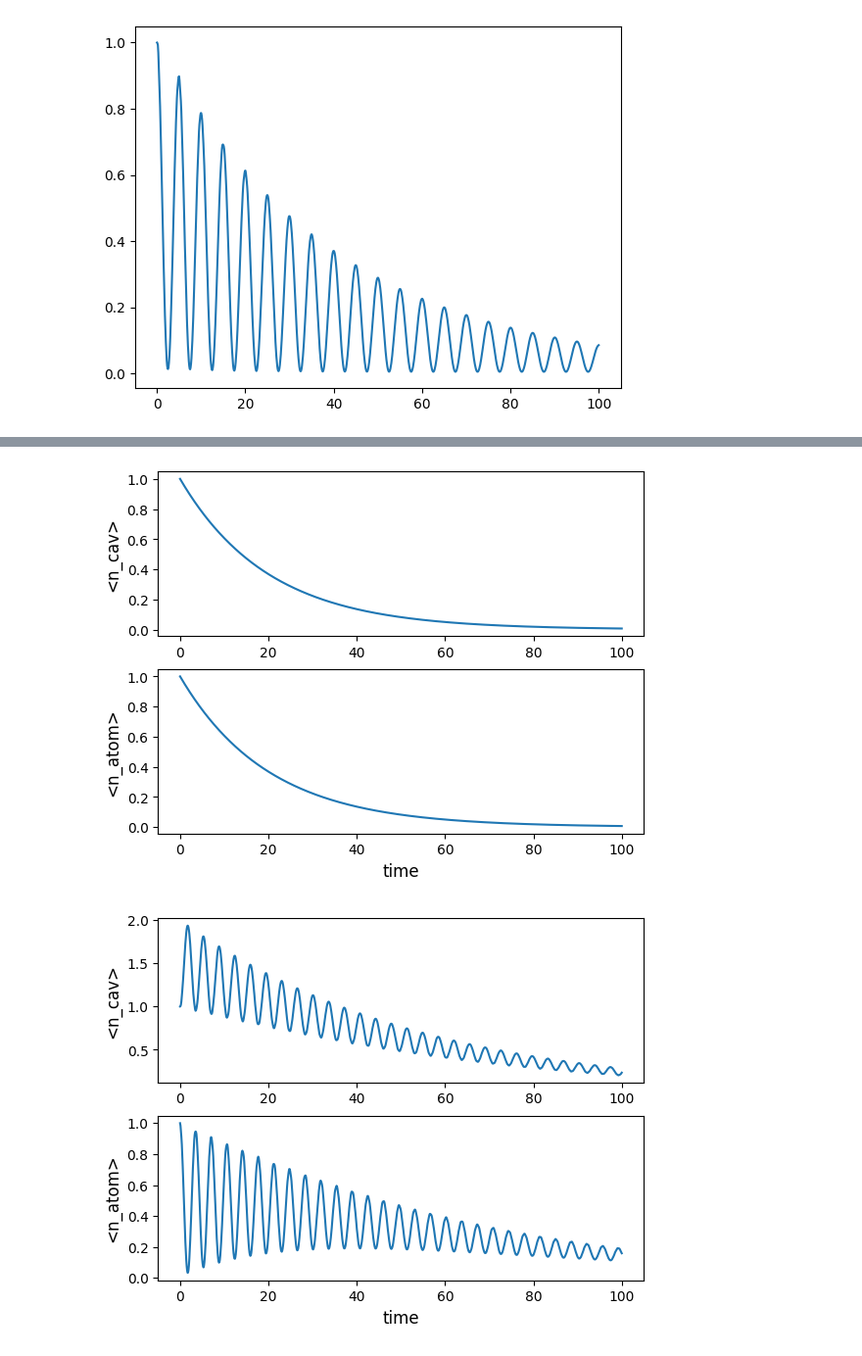
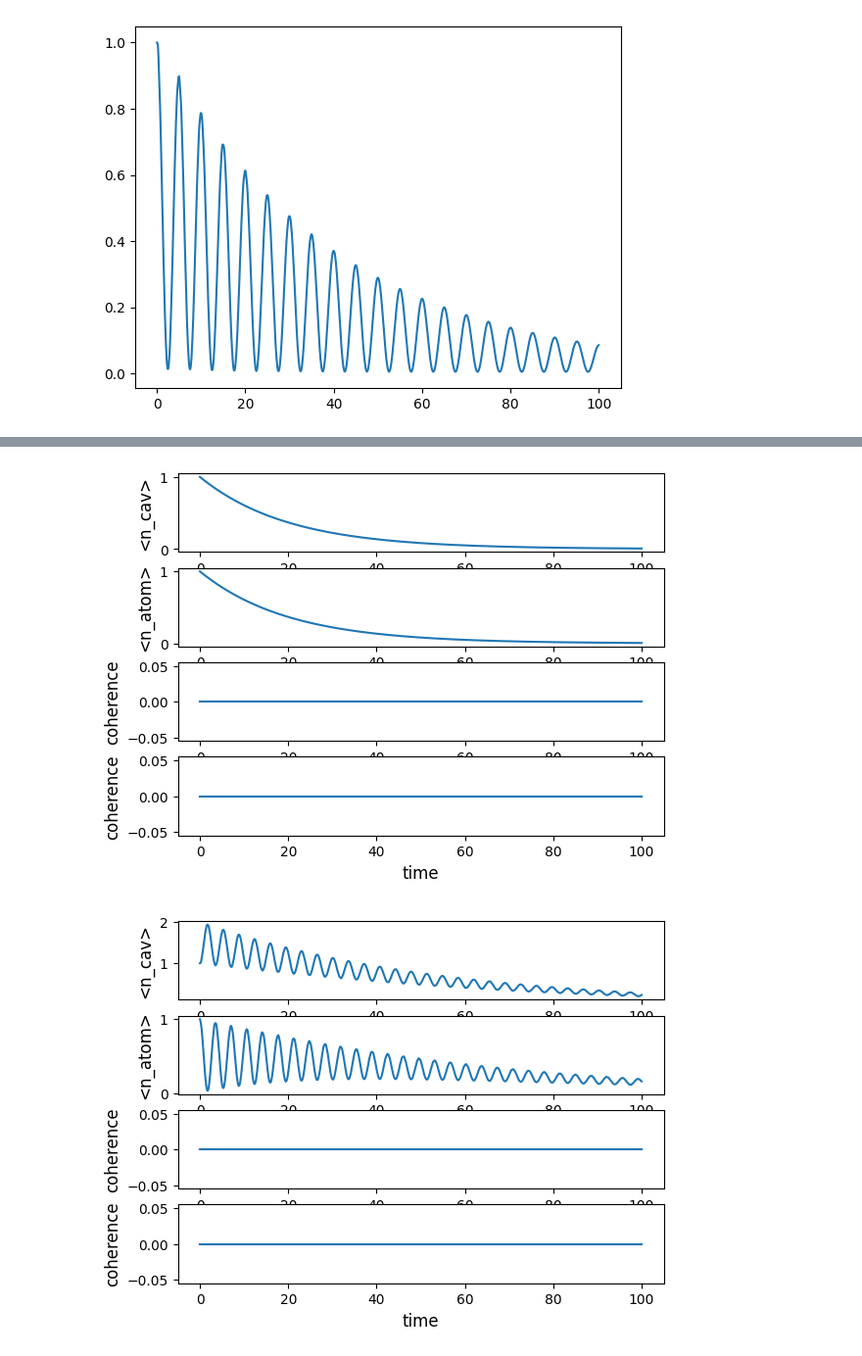
Before and after one commit to sophia13242/Dissipative-Atom-Cavity, a Jupyter notebook: firstIdeas.ipynb, the cells around one changed output, grey strips where cells are left out. Shown at 98% size. Cells and saved outputs as stored; diff of their text form; code cells hidden in the pictures.

Commit message:
some tries for coherence

```diff
--- a/firstIdeas.ipynb
+++ b/firstIdeas.ipynb
@@ -17,13 +17,14 @@ w0 = 1.0 * 2 * np.pi
 g = 0.1 * 2 * np.pi # weak couling
 kappa = 0.05
 gamma = 0.05
+beta = 0.05
 
 
 # operators
 a = tensor(destroy(N), identity(2)) #a.dag()
 sm = tensor(identity(N), destroy(2))
 c_ops = [np.sqrt(kappa) * a] #collapse operators
-e_ops = [a.dag() * a, sm.dag() * sm] #expectation values
+e_ops = [a.dag() * a, sm.dag() * sm, sm.dag() + sm, -1j*(sm.dag() - sm)] #expectation values
 
 #Hamiltonian
 H = w0*a.dag()*a + w0*sm.dag()*sm + g*(a.dag() + a)*(sm + sm.dag())
@@ -78,26 +79,26 @@ times = np.linspace(0, 10 * 2 * np.pi / g, 1000)
 result = mesolve(H_0, psi11, times, c_ops_dec, e_ops)
 
 fig, axes = plot_expectation_values(
-    [result], ylabels=["<n_cav>", "<n_atom>"]
+    [result], ylabels=["<n_cav>", "<n_atom>", "coherence", "coherence"]
 )
 # %% [output]
-[figure, old version]
+[figure, new version]
 # %%
 #only decay, no leaking cavity and coupling
 
 c_ops_dec_only = [np.sqrt(gamma) * sm]
 
 psi11 = ket2dm(tensor(basis(N,1), basis(2,1)))
 
 
 times = np.linspace(0, 10 * 2 * np.pi / g, 1000)
 result = mesolve(H, psi11, times, c_ops_dec_only, e_ops)
 
 fig, axes = plot_expectation_values(
-    [result], ylabels=["<n_cav>", "<n_atom>"]
+    [result], ylabels=["<n_cav>", "<n_atom>", "coherence", "coherence"]
 )
 # %% [output]
-[figure, old version]
+[figure, new version]
 # %% [markdown]
 ### ideas
 - interactive parameters
```
Also changed, not shown: parts of 8 cells of this notebook.
